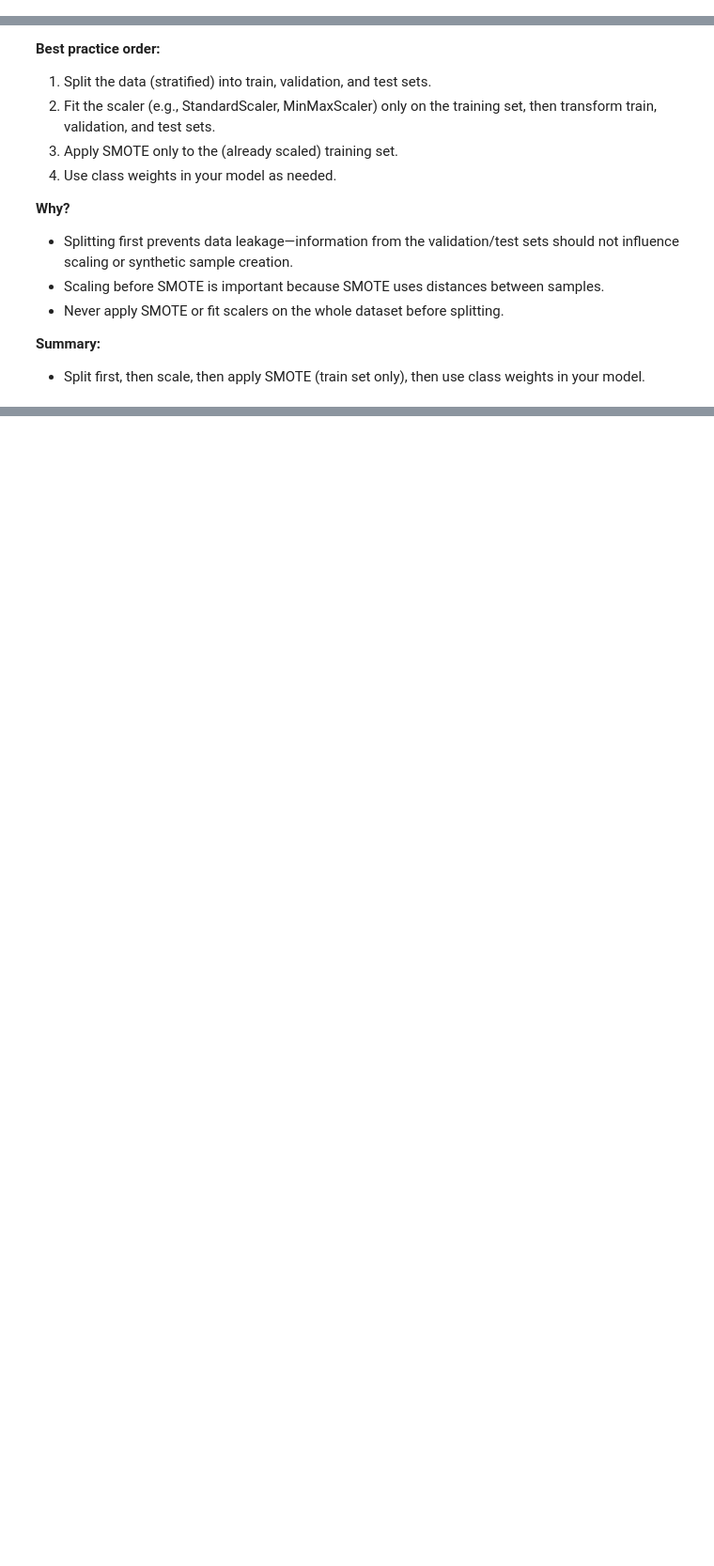
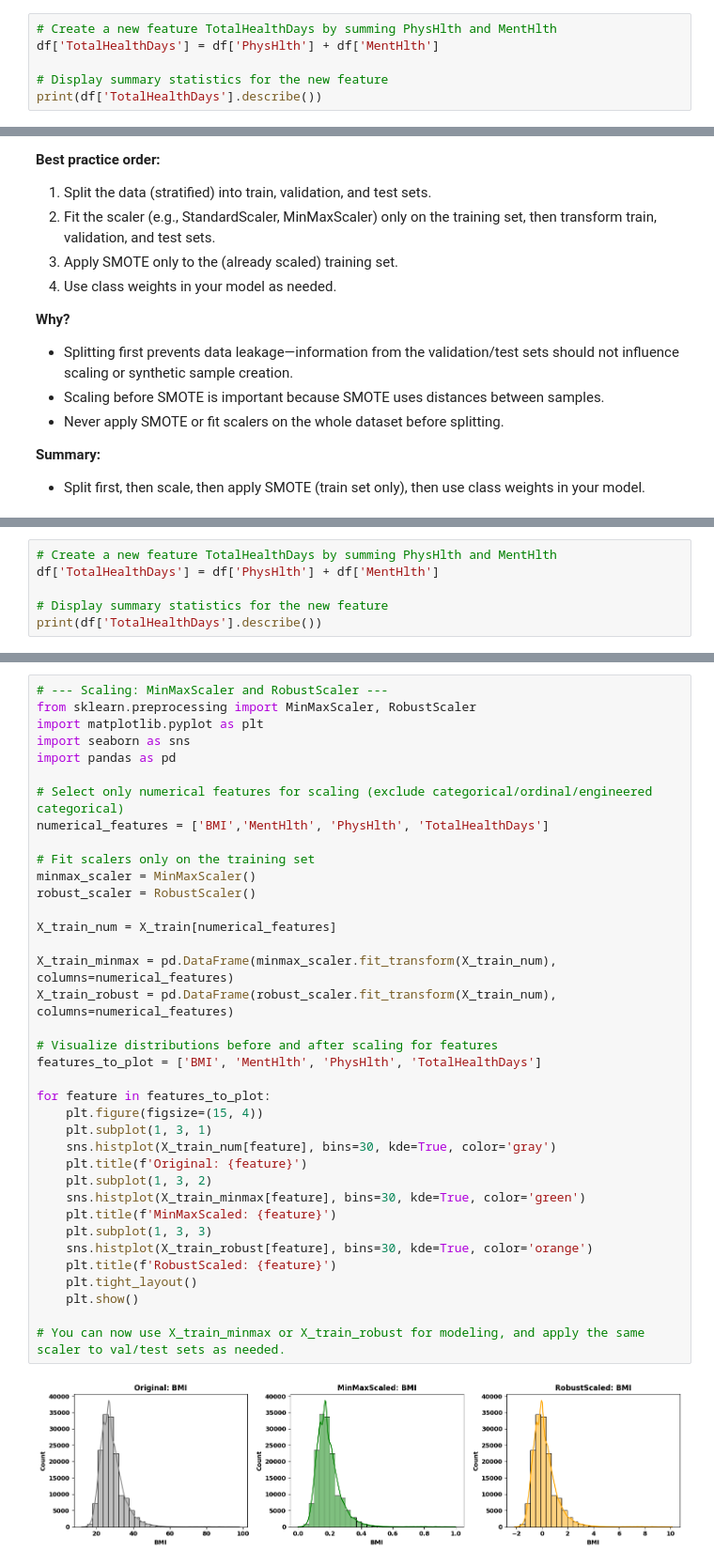
Before and after one commit to vijaivimu/SDS-CP035-gluco-track, a Jupyter notebook: beginner/submissions/team-members/NooraAlakulppi/noora-CP035.ipynb, the cells around one changed output, grey strips where cells are left out. Shown at 94% size. Cells and saved outputs as stored; diff of their text form; blank space fills up the shorter version.

```diff
--- a/beginner/submissions/team-members/NooraAlakulppi/noora-CP035.ipynb
+++ b/beginner/submissions/team-members/NooraAlakulppi/noora-CP035.ipynb
@@ -1007,3 +1023,9 @@ for col in ['MentHlth', 'PhysHlth']:
 * Use the new split for a simpler, broader overview or when you want to focus on persistent health issues.
 * Use the previous split if you need more detail about mild/moderate cases.
 * In both cases, the main finding holds: higher frequencies of poor health are associated with diabetes, especially for physical health.
+# %%
+# Create a new feature TotalHealthDays by summing PhysHlth and MentHlth
+df['TotalHealthDays'] = df['PhysHlth'] + df['MentHlth']
+
+# Display summary statistics for the new feature
+print(df['TotalHealthDays'].describe())
@@ -1252,0 +1255,6 @@ Name: proportion, dtype: float64
+# %%
+# Create a new feature TotalHealthDays by summing PhysHlth and MentHlth
+df['TotalHealthDays'] = df['PhysHlth'] + df['MentHlth']
+
+# Display summary statistics for the new feature
+print(df['TotalHealthDays'].describe())
@@ -1252,0 +1304,39 @@ Name: proportion, dtype: float64
+# %%
+# --- Scaling: MinMaxScaler and RobustScaler ---
+from sklearn.preprocessing import MinMaxScaler, RobustScaler
+import matplotlib.pyplot as plt
+import seaborn as sns
+import pandas as pd
+
+# Select only numerical features for scaling (exclude categorical/ordinal/engineered categorical)
+numerical_features = ['BMI','MentHlth', 'PhysHlth', 'TotalHealthDays']
+
+# Fit scalers only on the training set
+minmax_scaler = MinMaxScaler()
+robust_scaler = RobustScaler()
+
+X_train_num = X_train[numerical_features]
+
+X_train_minmax = pd.DataFrame(minmax_scaler.fit_transform(X_train_num), columns=numerical_features)
+X_train_robust = pd.DataFrame(robust_scaler.fit_transform(X_train_num), columns=numerical_features)
+
+# Visualize distributions before and after scaling for features
+features_to_plot = ['BMI', 'MentHlth', 'PhysHlth', 'TotalHealthDays']
+
+for feature in features_to_plot:
+    plt.figure(figsize=(15, 4))
+    plt.subplot(1, 3, 1)
+    sns.histplot(X_train_num[feature], bins=30, kde=True, color='gray')
+    plt.title(f'Original: {feature}')
+    plt.subplot(1, 3, 2)
+    sns.histplot(X_train_minmax[feature], bins=30, kde=True, color='green')
+    plt.title(f'MinMaxScaled: {feature}')
+    plt.subplot(1, 3, 3)
+    sns.histplot(X_train_robust[feature], bins=30, kde=True, color='orange')
+    plt.title(f'RobustScaled: {feature}')
+    plt.tight_layout()
+    plt.show()
+
+# You can now use X_train_minmax or X_train_robust for modeling, and apply the same scaler to val/test sets as needed.
+# %% [output]
+[figure, added]
```
Also changed, not shown: parts of 21 cells of this notebook.
